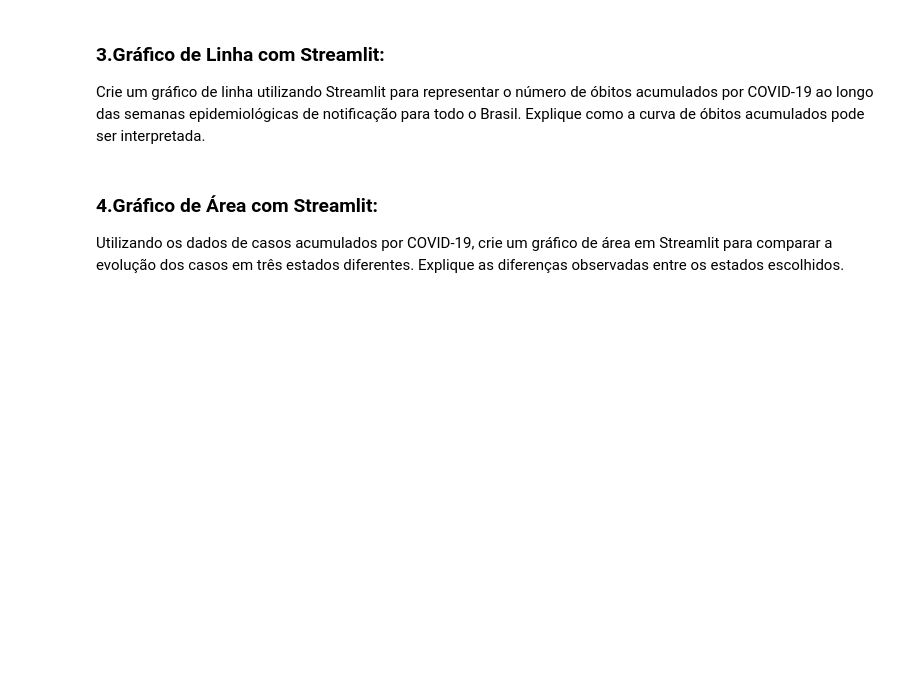
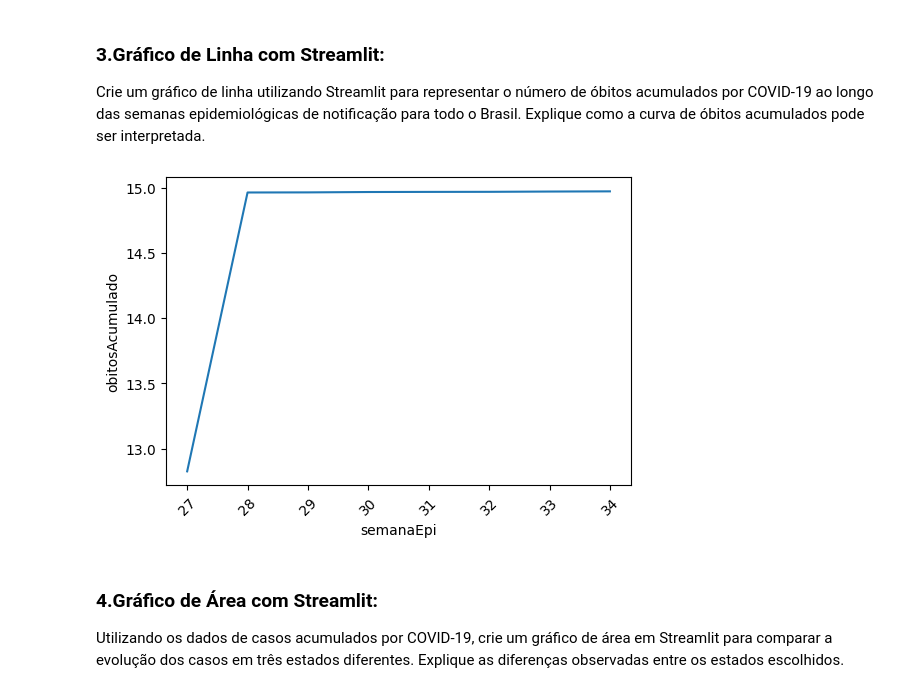
Before and after one commit to rodrigo1992-cmyk/STR_TP2, a Jupyter notebook: main.ipynb, the cells around one changed output. Saved outputs shown, nothing was run; the diff lists cells and outputs as text; code cells hidden in the pictures; blank space fills up the shorter version.

```diff
--- a/main.ipynb
+++ b/main.ipynb
@@ -70,6 +70,25 @@ Overwriting main_atv2.py
 # %% [markdown]
 ### 3.Gráfico de Linha com Streamlit:
 Crie um gráfico de linha utilizando Streamlit para representar o número de óbitos acumulados por COVID-19 ao longo das semanas epidemiológicas de notificação para todo o Brasil. Explique como a curva de óbitos acumulados pode ser interpretada.
+# %%
+import pandas as pd
+import seaborn as sns
+import streamlit as st
+import matplotlib.pyplot as plt
+
+df = pd.read_csv(r'/workspaces/STR_TP2/Dados/HIST_PAINEL_COVIDBR_2024_Parte2_24ago2024.csv', delimiter=';', encoding='UTF-8')
+df_plot = df.groupby('semanaEpi')['obitosAcumulado'].sum().reset_index()
+df_plot['obitosAcumulado'] = df_plot['obitosAcumulado'] / 1000000
+
+st.write('### Óbitos por COVID-19 por Semana Epidemológica')
+st.write('#Valores acumulados desde xx/xx. Unidade de medida em Milhões')
+
+plt.figure(figsize=(6, 4))
+sns.lineplot(x = df_plot['semanaEpi'], y = df_plot['obitosAcumulado'])
+plt.xticks(rotation=45)
+plt.show()
+# %% [output]
+[figure, added]
 # %% [markdown]
 ### 4.Gráfico de Área com Streamlit:
 Utilizando os dados de casos acumulados por COVID-19, crie um gráfico de área em Streamlit para comparar a evolução dos casos em três estados diferentes. Explique as diferenças observadas entre os estados escolhidos.
```
Also changed, not shown: parts of 3 cells of this notebook, 1 other file.
